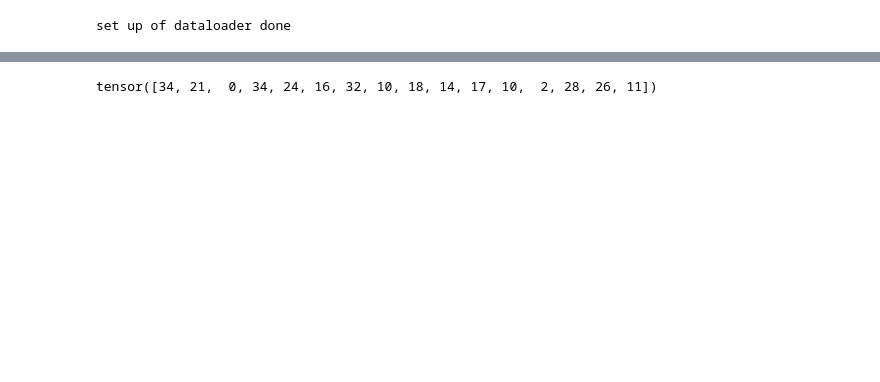
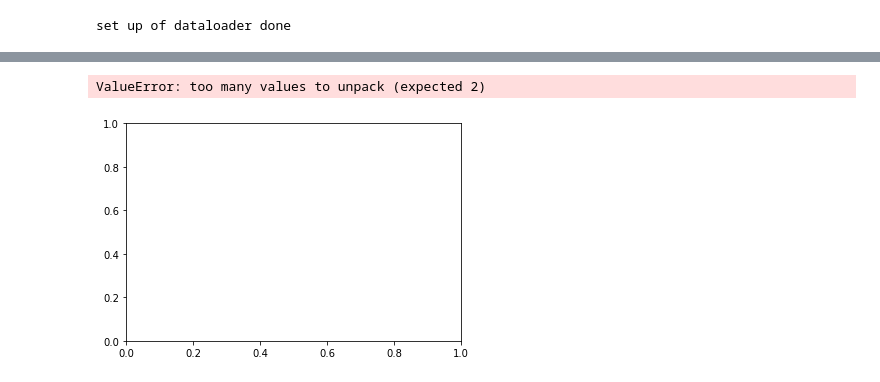
Before and after one commit to bison-fute/refactored-pancake, a Jupyter notebook: 2.0-preprocessing.ipynb, the cells around one changed output, grey strips where cells are left out. Drawn from its saved outputs; the diff is of its cells as text; code cells hidden in the pictures; blank space fills up the shorter version.

```diff
--- a/2.0-preprocessing.ipynb
+++ b/2.0-preprocessing.ipynb
@@ -131,8 +200,7 @@ for epoch in tqdm(range(nb_epochs)):
     # train and eval train loss
     train_loss = 0.0
     for batch_idx, (data, target) in enumerate(train_loader):
-
-        print(target)
+        plt.pcolormesh(data);
         target = target.to(device)
         data = (data-data.mean())/data.std()
         data = data.to(device, dtype=torch.float)
@@ -145,34 +213,35 @@ for epoch in tqdm(range(nb_epochs)):
         optimizer.zero_grad()
         loss.backward()
         optimizer.step()
 
         train_loss += loss.item()
     print('Train batch loss: {:.6f},'.format(train_loss))
     train_loss_history.append(loss)
 
 #     # eval val loss
 #     with torch.no_grad():
 #         model.eval()
 #         valid_loss = 0
 #         for data, target in validation_loader:
 
 #             target = target.to(device)
 #             data = data.to(device, dtype=torch.float)
 #             output = model(data.unsqueeze(1))
 #             _,pred = torch.max(output,1)
 
 #             loss = F.nll_loss(output, target)
 #             valid_loss += loss.item()
 #     valid_loss_history.append(valid_loss)
 
 
 
 
 plt.plot(train_loss_history, "r--", label="train_loss")
 # plt.plot(valid_loss_history, "g--", label="val_loss")
 plt.legend();
 # %% [output]
-tensor([34, 21,  0, 34, 24, 16, 32, 10, 18, 14, 17, 10,  2, 28, 26, 11])
+ValueError: too many values to unpack (expected 2)
+[figure, added]
 # %%
 pred
 # %%
```
Also changed, not shown: parts of 6 cells of this notebook, 15 other files.
